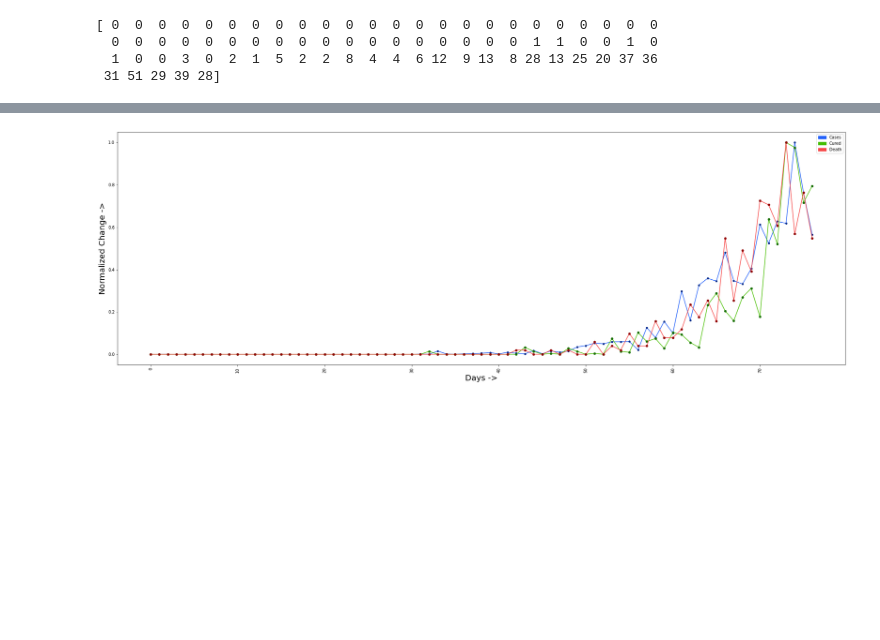
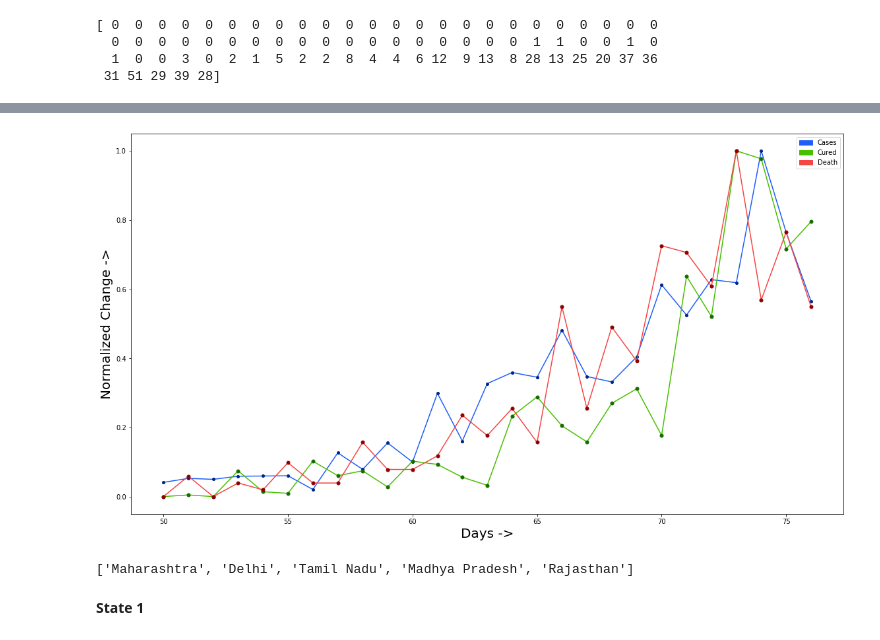
Before and after one commit to ShrayankM/Covid-19-India-Analysis, a Jupyter notebook: Covid_19_India_(18_04_2020).ipynb, the cells around one changed output, grey strips where cells are left out. Saved outputs shown, nothing was run; the diff lists cells and outputs as text; code cells hidden in the pictures; blank space fills up the shorter version.

```diff
--- a/Covid_19_India_(18_04_2020).ipynb
+++ b/Covid_19_India_(18_04_2020).ipynb
@@ -5,7 +7,7 @@ import matplotlib.pyplot as plt
 from datetime import datetime
 import matplotlib.patches as mpatches
 # %%
-covid_main_data = pd.read_csv("covid_19_india.csv")
+covid_main_data = pd.read_csv("covid_19_india_(18-04-2020).csv")
 # %%
 covid_main_data.head()
 # %% [output]
@@ -160,18 +175,17 @@ death_normalized = (death_change - np.min(death_change))/(np.max(death_change) -
 # %%
 fig = plt.figure()
 ax = fig.add_axes([0,0,1,1])
-days = np.arange(0,len(death_only)-1,1)
-ax.plot(days,cases_normalized,color='#1F5EFA',marker='o',markersize = 4,markerfacecolor='#002787',markeredgecolor='#002787')
-ax.plot(days,cured_normalized,color='#48BF00',marker='o',markersize = 5,markerfacecolor='#156D00',markeredgecolor='#156D00')
-ax.plot(days,death_normalized,color='#F64545',marker='o',markersize = 5,markerfacecolor='#900000',markeredgecolor='#900000')
+days = np.arange(50,len(death_only)-1,1)
+ax.plot(days,cases_normalized[50:],color='#1F5EFA',marker='o',markersize = 4,markerfacecolor='#002787',markeredgecolor='#002787')
+ax.plot(days,cured_normalized[50:] ,color='#48BF00',marker='o',markersize = 5,markerfacecolor='#156D00',markeredgecolor='#156D00')
+ax.plot(days,death_normalized[50:],color='#F64545',marker='o',markersize = 5,markerfacecolor='#900000',markeredgecolor='#900000')
 plt.xlabel('Days ->', fontsize=20)
 plt.ylabel('Normalized Change ->', fontsize=20)
-plt.xticks(rotation=90)
 case_patch = mpatches.Patch(color='#1F5EFA', label='Cases')
 cured_patch = mpatches.Patch(color='#48BF00',label='Cured')
 death_patch = mpatches.Patch(color='#F64545',label='Death')
 plt.legend(handles=[case_patch,cured_patch,death_patch])
-plt.gcf().set_size_inches([25,8])
+plt.gcf().set_size_inches([15,8])
 plt.show()
 # %% [output]
-[figure, old version]
+[figure, new version]
@@ -177,0 +212,4 @@ plt.show()
+# %%
+top_5_states
+# %% [output]
+['Maharashtra', 'Delhi', 'Tamil Nadu', 'Madhya Pradesh', 'Rajasthan']
@@ -177,0 +225,2 @@ plt.show()
+# %% [markdown]
+**State 1**
```
Also changed, not shown: parts of 26 cells of this notebook.
